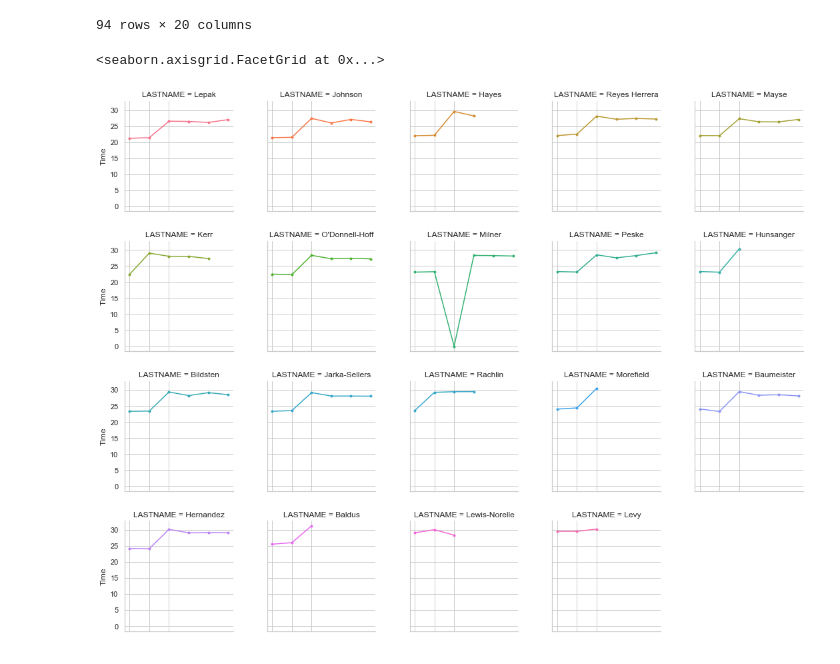
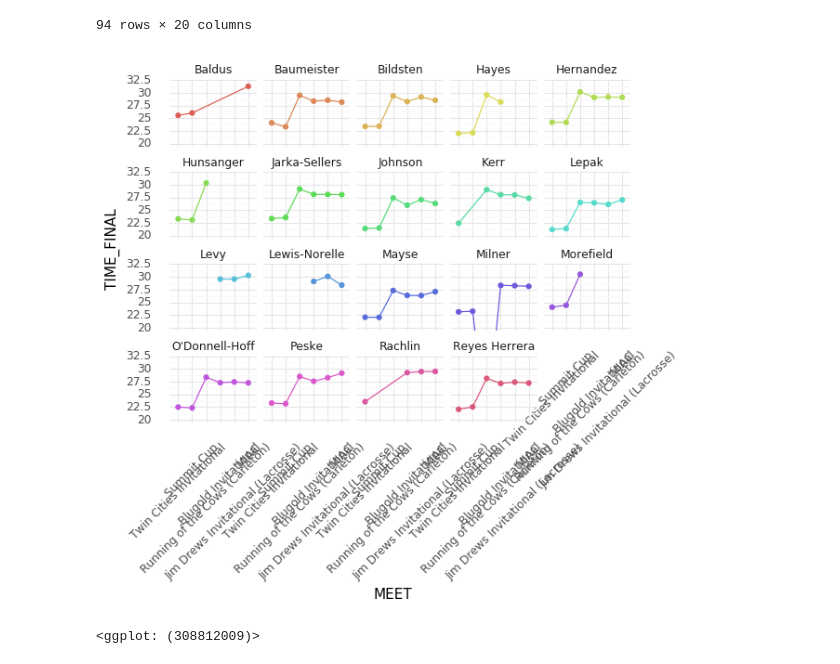
Before and after one commit to ereyesherrera/web_scraping_project, a Jupyter notebook: MACXC_dataViz.ipynb, the cells around one changed output. Cells and saved outputs as stored; diff of their text form; code cells hidden in the pictures.

```diff
--- a/MACXC_dataViz.ipynb
+++ b/MACXC_dataViz.ipynb
@@ -196,11 +195,16 @@ MeetInfo
 | 92 | 198.0 | 15 | Levy | Elijah | JR-3 | Macalester | 6:07.9 | 30:29.2 | 1829.2 | 30.292 | ... |
 | 93 | 210.0 | 16 | Baldus | JoJo | SR-4 | Macalester | 6:19.8 | 31:28.3 | 1888.3 | 31.283 | ... |
 94 rows × 20 columns
-# %%
-f = sns.FacetGrid(MeetInfo, col="LASTNAME", hue = "FIRSTNAME", col_wrap=5)
-(f.map(plt.plot,"MEET", "TIME_FINAL", marker=".")
-.set_axis_labels("", "Time")
-.set_xticklabels([]))
-# %% [output]
-<seaborn.axisgrid.FacetGrid at 0x...>
-[figure, removed]
+# %%
+(ggplot(MeetInfo, aes(x = "MEET", y = "TIME_FINAL", color = "LASTNAME", group = "LASTNAME")) +
+    geom_point() +
+    geom_line() +
+    theme_minimal() +
+    coord_cartesian(ylim = (20, 32)) +
+    facet_wrap(facets="LASTNAME") +
+    theme(axis_text_x=element_text(angle = 45), legend_position ="none") +
+    scale_x_discrete(limits = ["Twin Cities Invitational", "Summit Cup", "Running of the Cows (Carleton)",
+                              "Blugold Invitational", "Jim Drews Invitational (Lacrosse)", "MIAC"]))
+# %% [output]
+[figure, added]
+<ggplot: (308812009)>
```
Also changed, not shown: parts of 6 cells of this notebook, 1 other file.
